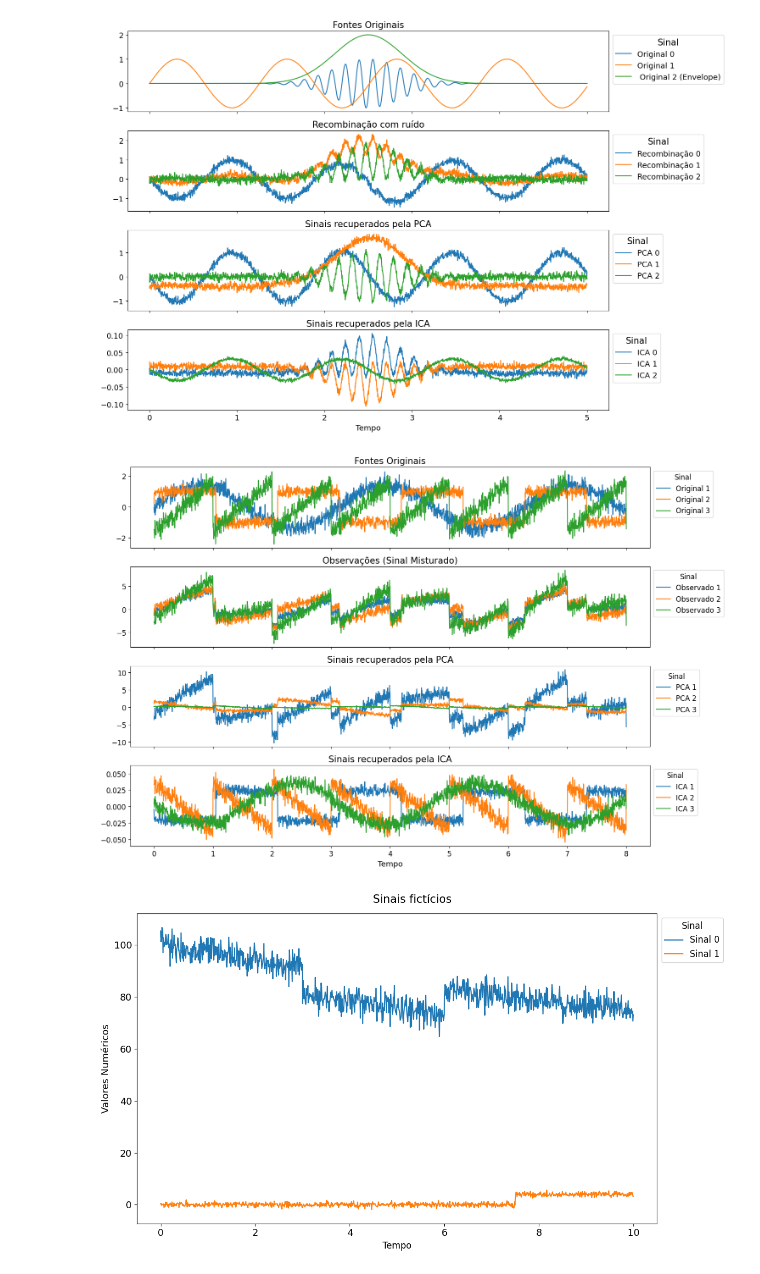
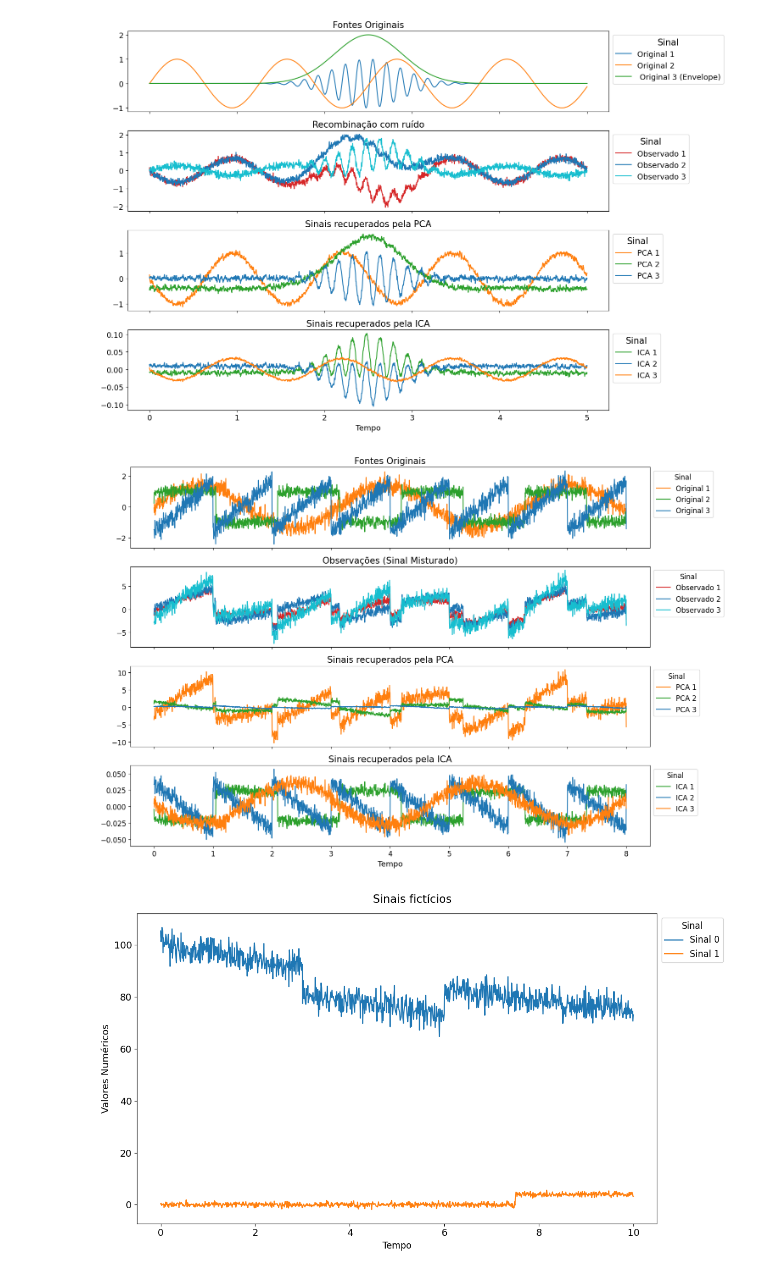
Before and after one commit to RL2-SP3/LISSA, a Jupyter notebook: examples/method_examples/exemplos.ipynb, the cells around one changed output. Cells and saved outputs as stored; diff of their text form; code cells hidden in the pictures.

```diff
--- a/examples/method_examples/exemplos.ipynb
+++ b/examples/method_examples/exemplos.ipynb
@@ -35,28 +37,28 @@ noise = noiseamp*np.random.randn(nc,n)
 Q = np.linalg.qr(np.random.rand(nc,nc)).Q
 
 
-S = pd.DataFrame(X.T@Q,columns=["Recombinação 0","Recombinação 1","Recombinação 2"],index=t)#,"Recombinação 3"])
+S = pd.DataFrame(X.T@Q,columns=["Observado 1","Observado 2","Observado 3"],index=t)#,"Recombinação 3"])
 Sn = (S+noise.T)
-Z = Sn.ewm(alpha=0.8).mean()#((S-S.expanding().mean())/S.expanding().std()).fillna(0)
+Z = Sn.ewm(alpha=0.5).mean()#((S-S.expanding().mean())/S.expanding().std()).fillna(0)
 
 #Z.plot()
 
 modelPCA = PCA(n_components=nc)
-recoverPCA = pd.DataFrame(modelPCA.fit_transform(Z),columns=["PCA 0","PCA 1","PCA 2"],index=t)#,"PCA 3"])
+recoverPCA = pd.DataFrame(modelPCA.fit_transform(Z),columns=["PCA 1","PCA 2","PCA 3"],index=t)#,"PCA 3"])
 
 
 modelICA = FastICA(n_components=nc,whiten="arbitrary-variance")
-recoverICA = pd.DataFrame(modelICA.fit_transform(Z),columns=["ICA 0","ICA 1","ICA 2"],index=t)#,"ICA 3"])
+recoverICA = pd.DataFrame(modelICA.fit_transform(Z),columns=["ICA 1","ICA 2","ICA 3"],index=t)#,"ICA 3"])
 
 fig, axs = plt.subplots(4,1,sharex=True)
 #plt.rcParams.update({'font.size': 20})
 
-pd.DataFrame(X.T,columns=["Original 0","Original 1"," Original 2 (Envelope)"],index=t).plot(ax=axs[0],fontsize=13) #,"Original 3"
+pd.DataFrame(X.T,columns=["Original 1","Original 2"," Original 3 (Envelope)"],index=t).plot(ax=axs[0],fontsize=13, color = ["tab:blue","tab:orange","tab:green"]) #,"Original 3"
 
-Sn.plot(ax=axs[1],figsize=(15,10),fontsize=13)
+Sn.plot(ax=axs[1],figsize=(15,10),fontsize=13,color = ["tab:red","tab:blue","tab:cyan"])
 
-recoverPCA.plot(ax=axs[2],fontsize=13)
-recoverICA.plot(ax=axs[3],fontsize=13)
+recoverPCA.plot(ax=axs[2],fontsize=13,color = ["tab:orange","tab:green","tab:blue"])
+recoverICA.plot(ax=axs[3],fontsize=13,color = ["tab:green","tab:blue","tab:orange"])
 
 titulos = ["Fontes Originais","Recombinação com ruído","Sinais recuperados pela PCA","Sinais recuperados pela ICA"]
 
@@ -71,7 +73,7 @@ axs[3].set_xlabel("Tempo",fontsize=13)
 plt.tight_layout()
 fig.savefig("./imagens_exemplos/PCA_exemplo")
 # %% [output]
-[figure, old version]
+[figure, new version]
 # %%
 np.random.seed(19640822)
 n_samples = 2000
@@ -105,36 +107,43 @@ H = pca.fit_transform(X)  # Reconstruct signals based on orthogonal components
 
 fig,axs = plt.subplots(4,1,figsize=(15,10),sharex=True)
 
 X = pd.DataFrame(X,columns=["Observado 1","Observado 2","Observado 3"],index=time)
 S = pd.DataFrame(S,columns=["Original 1","Original 2","Original 3"],index=time)
 S_ = pd.DataFrame(S_,columns=["ICA 1","ICA 2","ICA 3"],index=time)
 H = pd.DataFrame(H,columns=["PCA 1","PCA 2","PCA 3"],index=time)
 
 models = [S, X, H, S_]
 names = [
     "Fontes Originais",
     "Observações (Sinal Misturado)",
     "Sinais recuperados pela PCA",
     "Sinais recuperados pela ICA"
 ]
-colors = ["red", "steelblue", "orange"]
+
+colors = {
+    "Fontes Originais":["tab:orange","tab:green","tab:blue"],
+    "Observações (Sinal Misturado)":["tab:red","tab:blue","tab:cyan"],
+    "Sinais recuperados pela PCA":["tab:orange","tab:green","tab:blue"],
+    "Sinais recuperados pela ICA":["tab:green","tab:blue","tab:orange"]
+}
+
 i = 0
 for i,(model, name) in enumerate(zip(models, names), 0):
-    model.plot(ax=axs[i],fontsize=11)
+    model.plot(ax=axs[i],fontsize=11,color = colors[name])
     axs[i].legend(title="Sinal", loc='upper left',bbox_to_anchor=(1, 1),title_fontsize=12, fontsize=12)
     axs[i].set_title(name,fontsize=15)
     axs[i].tick_params(labelsize=12)
 
 
     # for sig, color in zip(model.T, colors):
     #     axs[i].plot(sig, color=color)
     #     axs[i].set_title(name,fontsize=15)
     #
 axs[3].set_xlabel("Tempo",fontsize=13)
 plt.tight_layout()
 fig.savefig("./imagens_exemplos/ICA_exemplo")
 # %% [output]
-[figure, old version]
+[figure, new version]
 # %%
 n = 1000
 tf = 10
```
Also changed, not shown: parts of 1 cell of this notebook, 1 other file.
